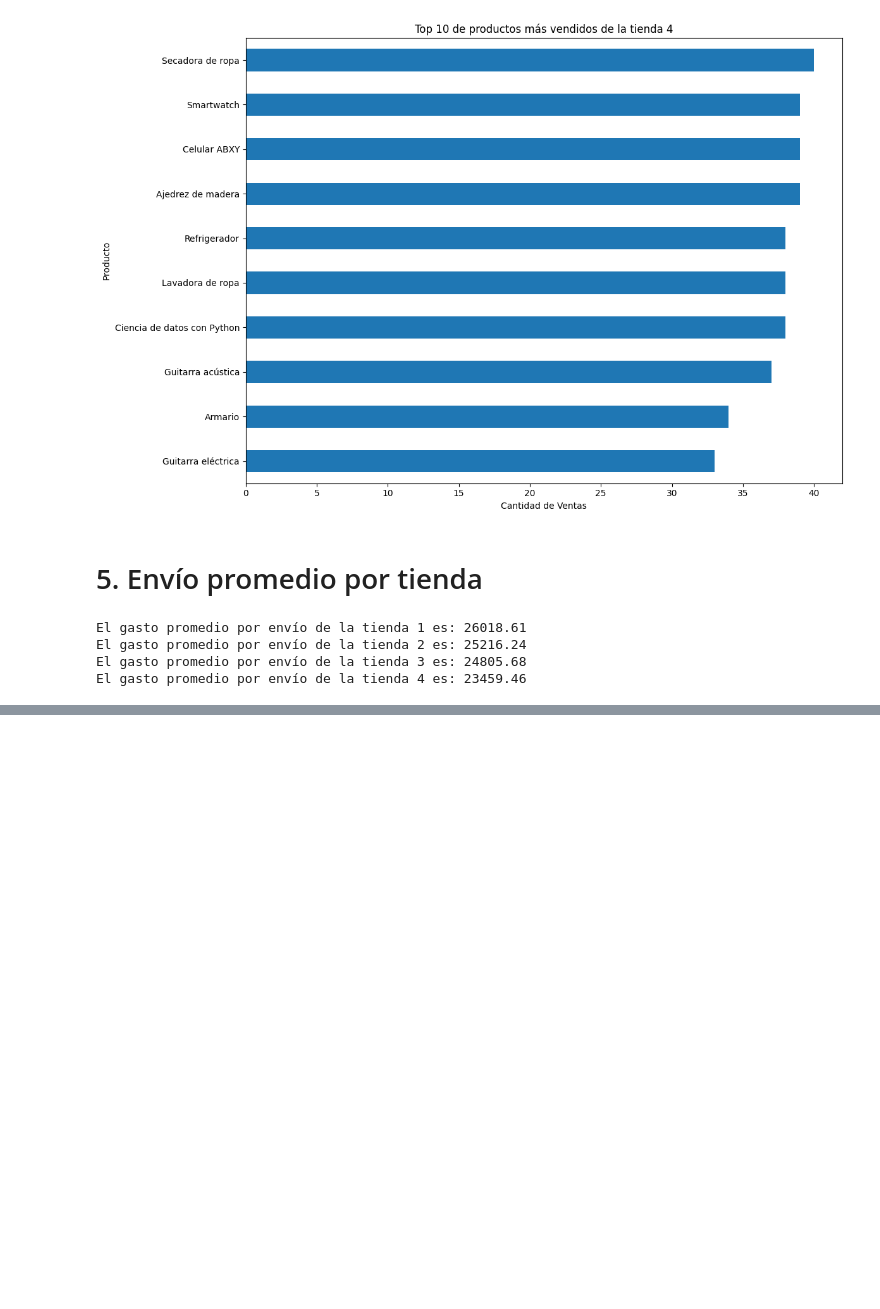
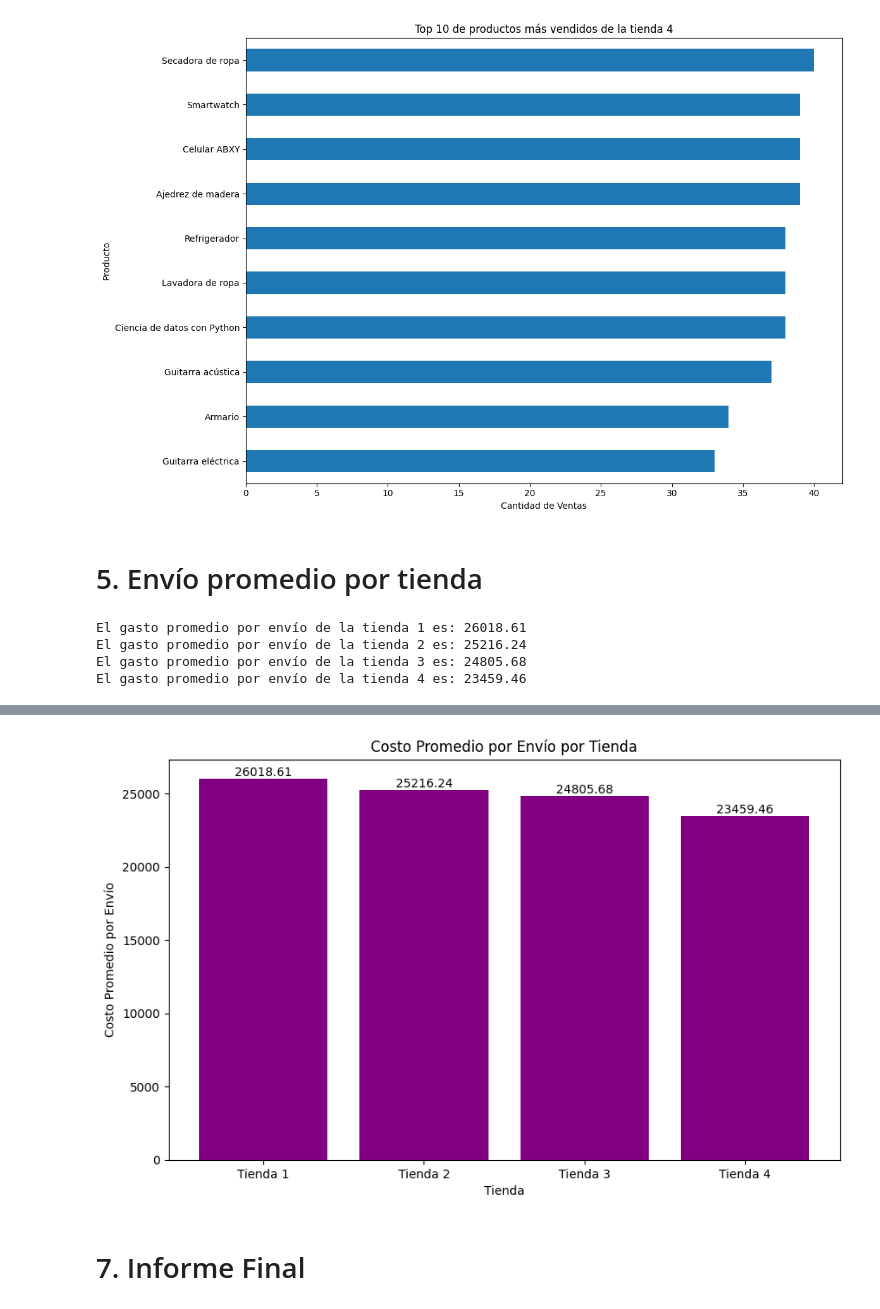
Before and after one commit to AlexHades/challenge-alura-store, a Jupyter notebook: AluraStoreLatam.ipynb, the cells around one changed output, grey strips where cells are left out. Drawn from its saved outputs; the diff is of its cells as text; code cells hidden in the pictures; blank space fills up the shorter version.

```diff
--- a/AluraStoreLatam.ipynb
+++ b/AluraStoreLatam.ipynb
@@ -135,3 +145,8 @@ El gasto promedio por envío de la tienda 1 es: 26018.61
 El gasto promedio por envío de la tienda 2 es: 25216.24
 El gasto promedio por envío de la tienda 3 es: 24805.68
 El gasto promedio por envío de la tienda 4 es: 23459.46
+# %%
+df_envio_promedio_tienda = pd.DataFrame({
+    "Tienda": ["Tienda 1", "Tienda 2", "Tienda 3", "Tienda 4"],
+    "Costo Promedio por Envío": [envio_promedio_tienda1, envio_promedio_tienda2, envio_promedio_tienda3, envio_promedio_tienda4]
+})
@@ -137,0 +194,24 @@ El gasto promedio por envío de la tienda 4 es: 23459.46
+# %%
+# Gráfico de Costes de envío
+df_envio_promedio_tienda = df_envio_promedio_tienda.sort_values(by="Costo Promedio por Envío", ascending=False)
+plt.figure(figsize=(10,6))
+bars = plt.bar(df_envio_promedio_tienda["Tienda"], df_envio_promedio_tienda["Costo Promedio por Envío"])
+plt.bar(df_envio_promedio_tienda["Tienda"], df_envio_promedio_tienda["Costo Promedio por Envío"], color="purple")
+plt.xlabel("Tienda")
+plt.ylabel("Costo Promedio por Envío")
+plt.title("Costo Promedio por Envío por Tienda")
+
+for bar in bars:
+    valor = bar.get_height()
+    plt.text(
+        bar.get_x() + bar.get_width()/2,
+        valor,
+        f"{valor:.2f}",
+        ha='center', va='bottom'
+    )
+
+plt.show()
+# %% [output]
+[figure, added]
+# %% [markdown]
+# 7. Informe Final
```
Also changed, not shown: parts of 6 cells of this notebook.
